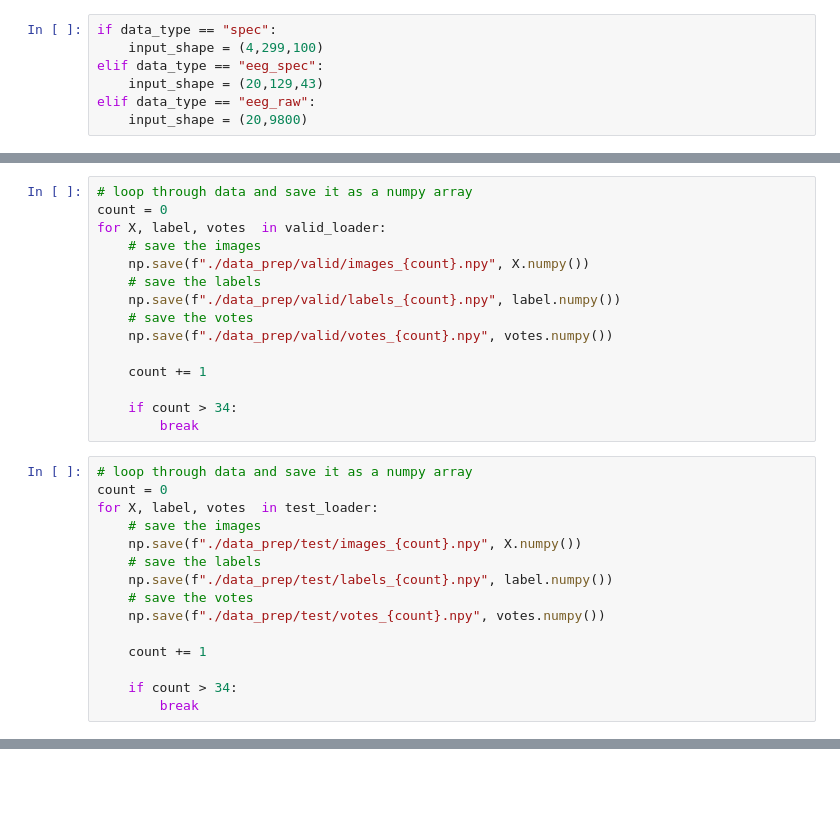
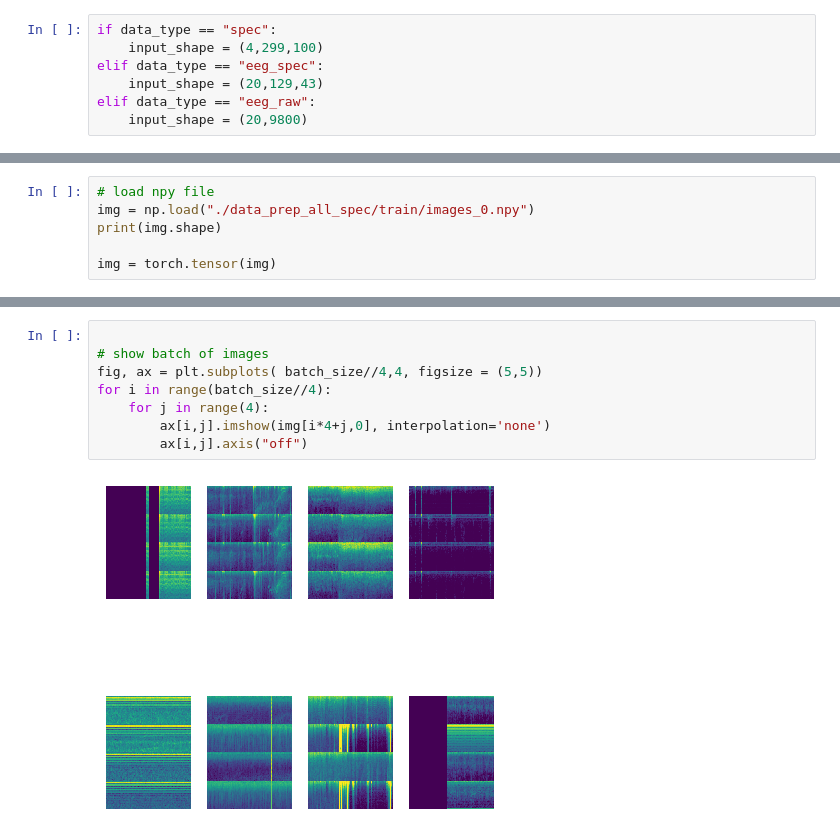
Before and after one commit to AmyRouillard/eegClassification, a Jupyter notebook: notebooks/Data processing/load_save_data.ipynb, the cells around one changed output, grey strips where cells are left out. Cells and saved outputs as stored; diff of their text form; blank space fills up the shorter version.

```diff
--- a/notebooks/Data processing/load_save_data.ipynb
+++ b/notebooks/Data processing/load_save_data.ipynb
@@ -140,30 +104,0 @@ for X, label, votes  in train_loader:
-# %%
-# loop through data and save it as a numpy array
-count = 0
-for X, label, votes  in valid_loader:
-    # save the images
-    np.save(f"./data_prep/valid/images_{count}.npy", X.numpy())
-    # save the labels
-    np.save(f"./data_prep/valid/labels_{count}.npy", label.numpy())
-    # save the votes
-    np.save(f"./data_prep/valid/votes_{count}.npy", votes.numpy())
-
-    count += 1
-
-    if count > 34:
-        break
-# %%
-# loop through data and save it as a numpy array
-count = 0
-for X, label, votes  in test_loader:
-    # save the images
-    np.save(f"./data_prep/test/images_{count}.npy", X.numpy())
-    # save the labels
-    np.save(f"./data_prep/test/labels_{count}.npy", label.numpy())
-    # save the votes
-    np.save(f"./data_prep/test/votes_{count}.npy", votes.numpy())
-
-    count += 1
-
-    if count > 34:
-        break
@@ -169,0 +152,6 @@ for X, label, votes  in test_loader:
+# %%
+# load npy file
+img = np.load("./data_prep_all_spec/train/images_0.npy")
+print(img.shape)
+
+img = torch.tensor(img)
@@ -169,0 +178,10 @@ for X, label, votes  in test_loader:
+# %%
+
+# show batch of images
+fig, ax = plt.subplots( batch_size//4,4, figsize = (5,5))
+for i in range(batch_size//4):
+    for j in range(4):
+        ax[i,j].imshow(img[i*4+j,0], interpolation='none')
+        ax[i,j].axis("off")
+# %% [output]
+[figure, added]
```
Also changed, not shown: parts of 21 cells of this notebook, 45 other files.
